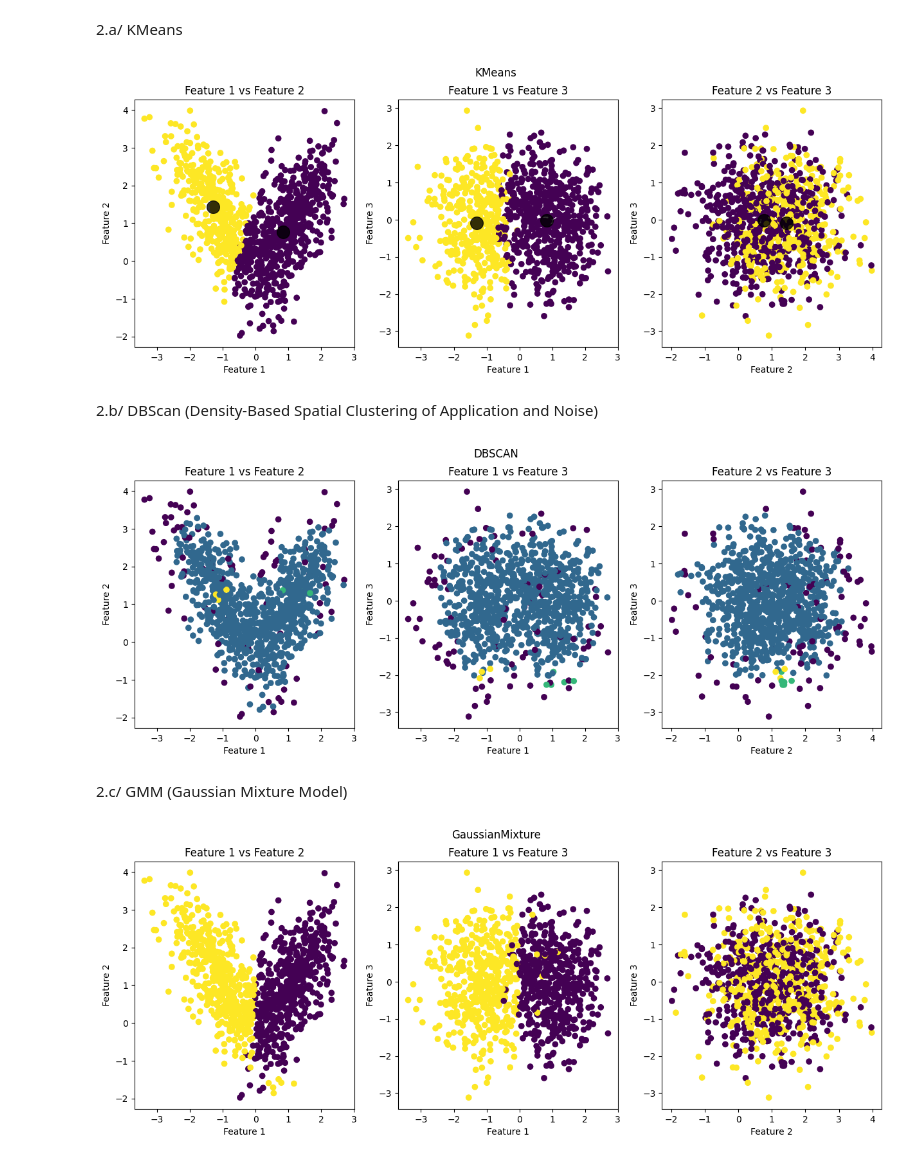
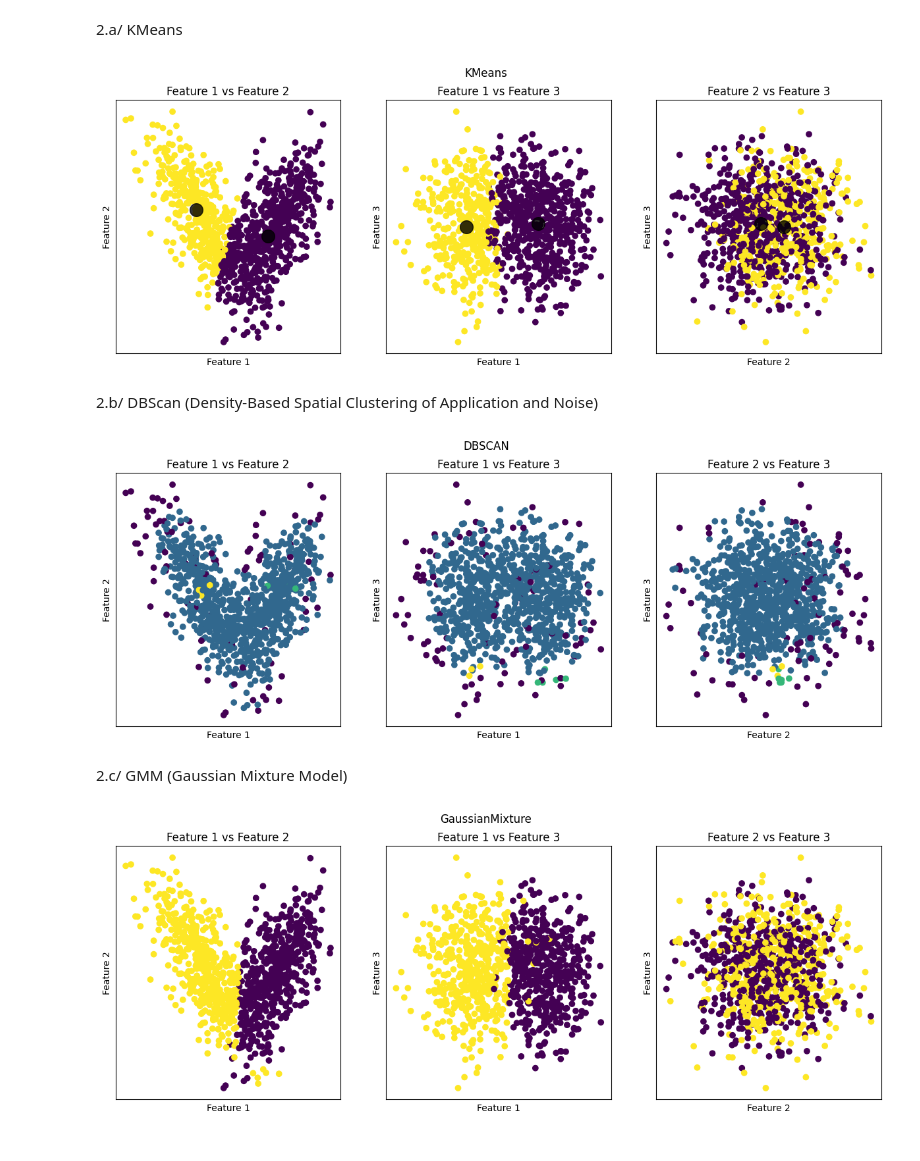
Before and after one commit to ArreCapClassique/M1S2-CM-Analyse-et-visualisation-de-donnees, a Jupyter notebook: TD/TD1.ipynb, the cells around one changed output. Saved outputs shown, nothing was run; the diff lists cells and outputs as text; code cells hidden in the pictures.

```diff
--- a/TD/TD1.ipynb
+++ b/TD/TD1.ipynb
@@ -225,6 +223,8 @@ for i, (a, b) in enumerate(pairs):
     axs[i].set_title(f"{features[a]} vs {features[b]}")
     axs[i].set_xlabel(features[a])
     axs[i].set_ylabel(features[b])
+    axs[i].set_xticks([])
+    axs[i].set_yticks([])
 
 plt.suptitle("Original data")
 plt.show()
@@ -238,33 +238,35 @@ plt.show()
 # %%
 def cluster_algo(algo):
     labels = algo.fit_predict(X)
 
     fig, axs = plt.subplots(1, 3, figsize=(15, 5))
     features = ["Feature 1", "Feature 2", "Feature 3"]
     pairs = [(0, 1), (0, 2), (1, 2)]
     for i, (a, b) in enumerate(pairs):
         axs[i].scatter(X[:, a], X[:, b], c=labels)
         axs[i].set_title(f"{features[a]} vs {features[b]}")
         axs[i].set_xlabel(features[a])
         axs[i].set_ylabel(features[b])
+        axs[i].set_xticks([])
+        axs[i].set_yticks([])
 
         if hasattr(algo, "cluster_centers_"):
             axs[i].scatter(
                 algo.cluster_centers_[:, a],
                 algo.cluster_centers_[:, b],
                 c="black",
                 s=200,
                 alpha=0.8,
                 label="Centers",
             )
 
     plt.suptitle(type(algo).__name__)
     plt.show()
 
 
 cluster_algo(KMeans(n_clusters=2, random_state=random_state))
 # %% [output]
-[figure, old version]
+[figure, new version]
 # %% [markdown]
 2.b/ DBScan (Density-Based Spatial Clustering of Application and Noise)
 # %%
@@ -272,7 +274,7 @@ from sklearn.cluster import DBSCAN
 
 cluster_algo(DBSCAN())
 # %% [output]
-[figure, old version]
+[figure, new version]
 # %% [markdown]
 2.c/ GMM (Gaussian Mixture Model)
 # %%
@@ -280,4 +282,4 @@ from sklearn.mixture import GaussianMixture
 
 cluster_algo(GaussianMixture(2, random_state=random_state))
 # %% [output]
-[figure, old version]
+[figure, new version]
```
Also changed, not shown: parts of 3 cells of this notebook.
